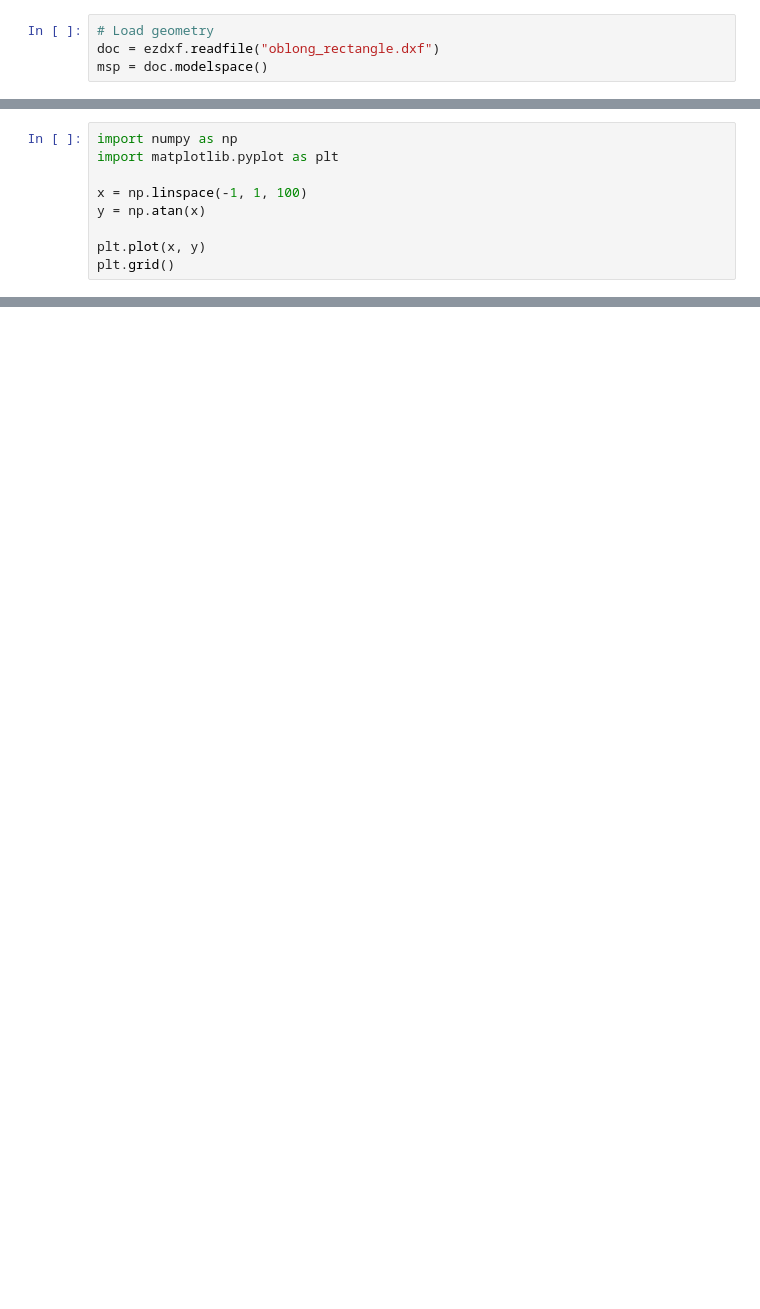
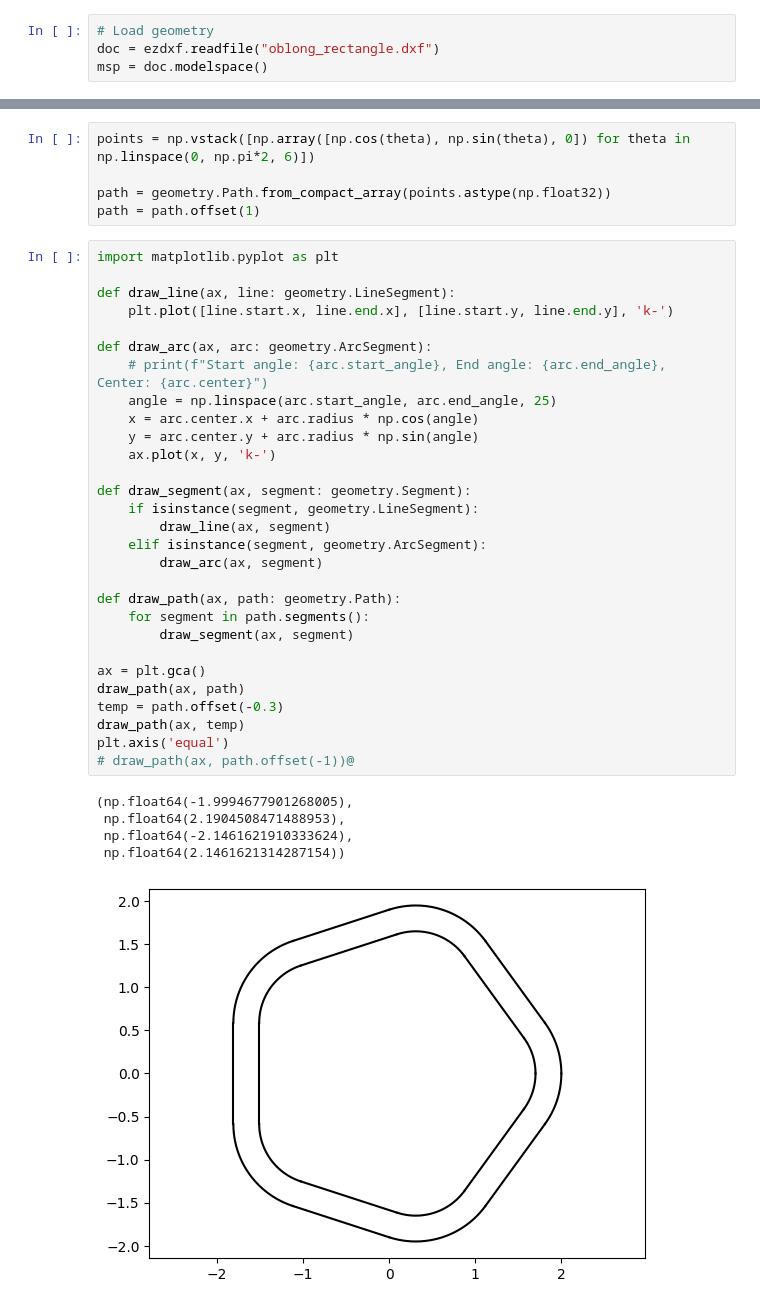
Before and after one commit to TheMarkster/pycam, a Jupyter notebook: notebooks/cython_test.ipynb, the cells around one changed output, grey strips where cells are left out. Cells and saved outputs as stored; diff of their text form; blank space fills up the shorter version.

```diff
--- a/notebooks/cython_test.ipynb
+++ b/notebooks/cython_test.ipynb
@@ -30,9 +24,0 @@ False
-# %%
-import numpy as np
-import matplotlib.pyplot as plt
-
-x = np.linspace(-1, 1, 100)
-y = np.atan(x)
-
-plt.plot(x, y)
-plt.grid()
@@ -40,0 +75,40 @@ plt.grid()
+# %%
+points = np.vstack([np.array([np.cos(theta), np.sin(theta), 0]) for theta in np.linspace(0, np.pi*2, 6)])
+
+path = geometry.Path.from_compact_array(points.astype(np.float32))
+path = path.offset(1)
+# %%
+import matplotlib.pyplot as plt
+
+def draw_line(ax, line: geometry.LineSegment):
+    plt.plot([line.start.x, line.end.x], [line.start.y, line.end.y], 'k-')
+
+def draw_arc(ax, arc: geometry.ArcSegment):
+    # print(f"Start angle: {arc.start_angle}, End angle: {arc.end_angle}, Center: {arc.center}")
+    angle = np.linspace(arc.start_angle, arc.end_angle, 25)
+    x = arc.center.x + arc.radius * np.cos(angle)
+    y = arc.center.y + arc.radius * np.sin(angle)
+    ax.plot(x, y, 'k-')
+
+def draw_segment(ax, segment: geometry.Segment):
+    if isinstance(segment, geometry.LineSegment):
+        draw_line(ax, segment)
+    elif isinstance(segment, geometry.ArcSegment):
+        draw_arc(ax, segment)
+
+def draw_path(ax, path: geometry.Path):
+    for segment in path.segments():
+        draw_segment(ax, segment)
+
+ax = plt.gca()
+draw_path(ax, path)
+temp = path.offset(-0.3)
+draw_path(ax, temp)
+plt.axis('equal')
+# draw_path(ax, path.offset(-1))@
+# %% [output]
+(np.float64(-1.9994677901268005),
+ np.float64(2.1904508471488953),
+ np.float64(-2.1461621910333624),
+ np.float64(2.1461621314287154))
+[figure, added]
```
Also changed, not shown: parts of 15 cells of this notebook, 18 other files.
